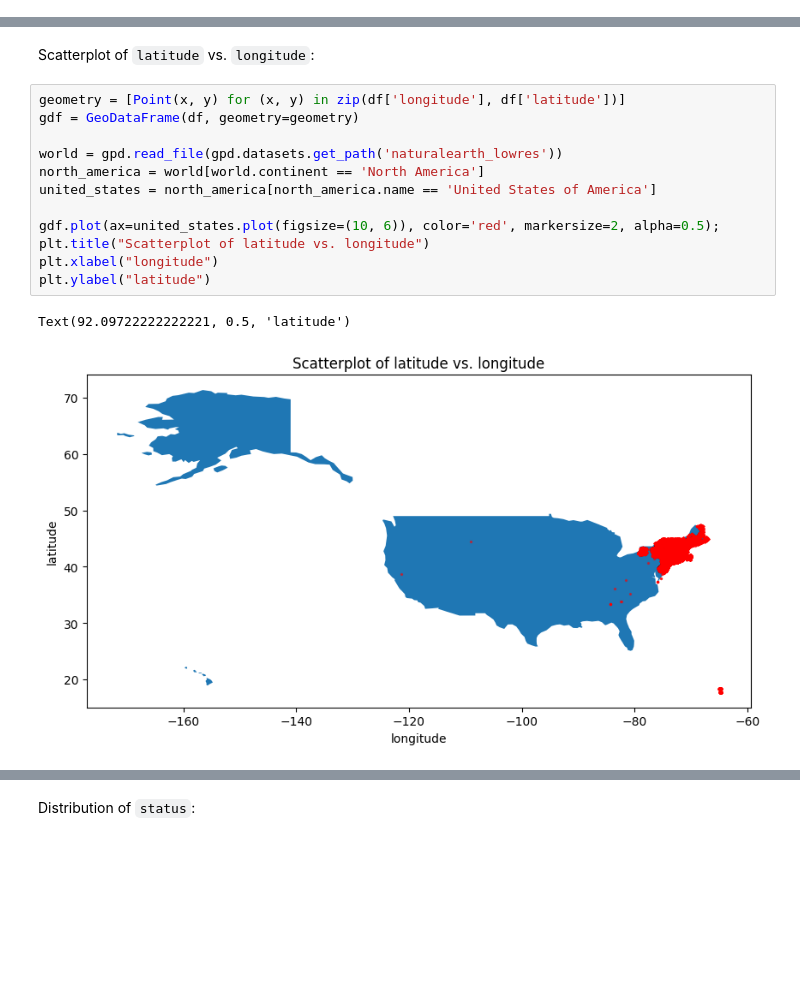
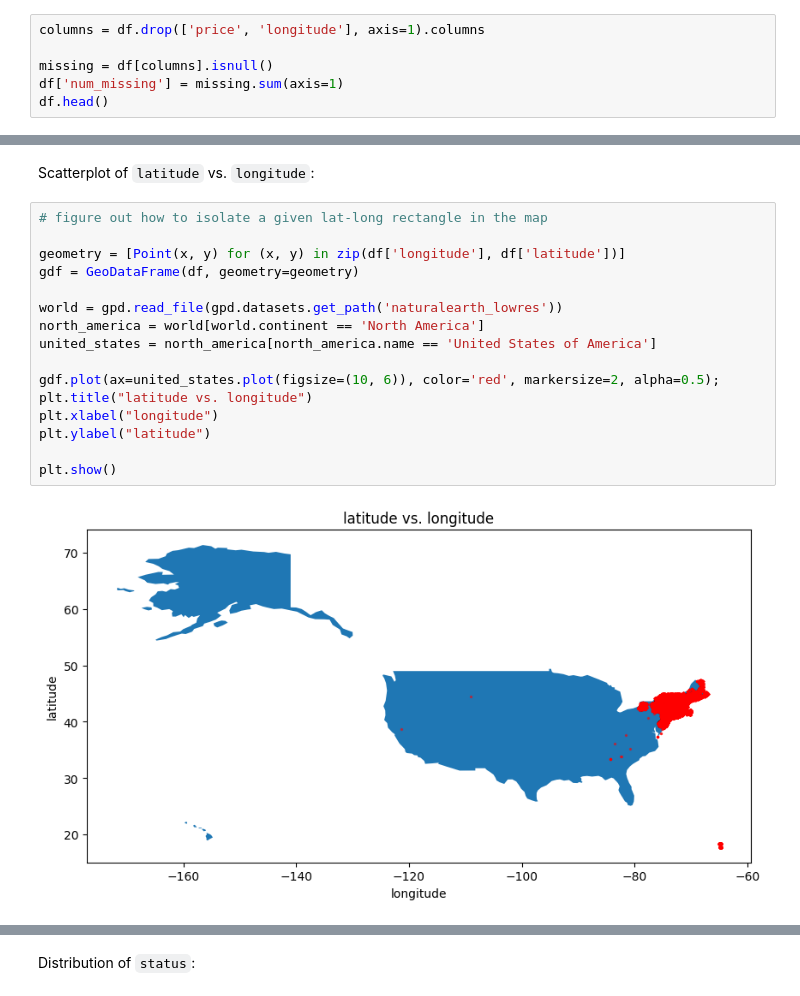
Before and after one commit to kristenvonbecker/housing_prediction_random_forest, a Jupyter notebook: housing_price_prediction.ipynb, the cells around one changed output, grey strips where cells are left out. Cells and saved outputs as stored; diff of their text form; blank space fills up the shorter version.

```diff
--- a/housing_price_prediction.ipynb
+++ b/housing_price_prediction.ipynb
@@ -286,0 +372,6 @@ The features `acre_lot`, `house_size`, and the target variable `price` have some
+# %%
+columns = df.drop(['price', 'longitude'], axis=1).columns
+
+missing = df[columns].isnull()
+df['num_missing'] = missing.sum(axis=1)
+df.head()
@@ -330,17 +434,20 @@ plt.show()
 # %% [markdown]
 Scatterplot of `latitude` vs. `longitude`:
 # %%
+# figure out how to isolate a given lat-long rectangle in the map
+
 geometry = [Point(x, y) for (x, y) in zip(df['longitude'], df['latitude'])]
 gdf = GeoDataFrame(df, geometry=geometry)
 
 world = gpd.read_file(gpd.datasets.get_path('naturalearth_lowres'))
 north_america = world[world.continent == 'North America']
 united_states = north_america[north_america.name == 'United States of America']
 
 gdf.plot(ax=united_states.plot(figsize=(10, 6)), color='red', markersize=2, alpha=0.5);
-plt.title("Scatterplot of latitude vs. longitude")
+plt.title("latitude vs. longitude")
 plt.xlabel("longitude")
 plt.ylabel("latitude")
+
+plt.show()
 # %% [output]
-Text(92.09722222222221, 0.5, 'latitude')
-[figure, old version]
+[figure, new version]
```
Also changed, not shown: parts of 80 cells of this notebook.
